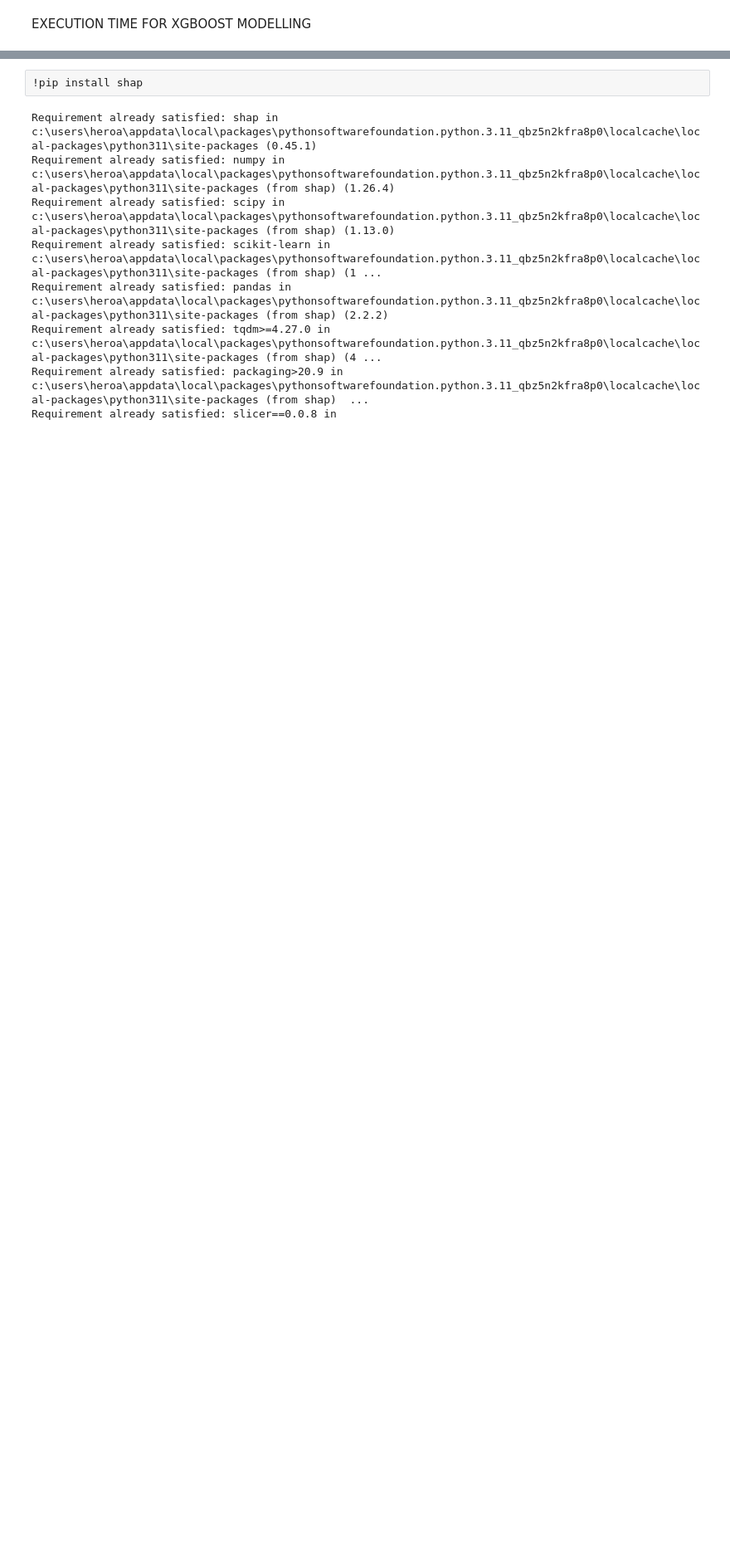
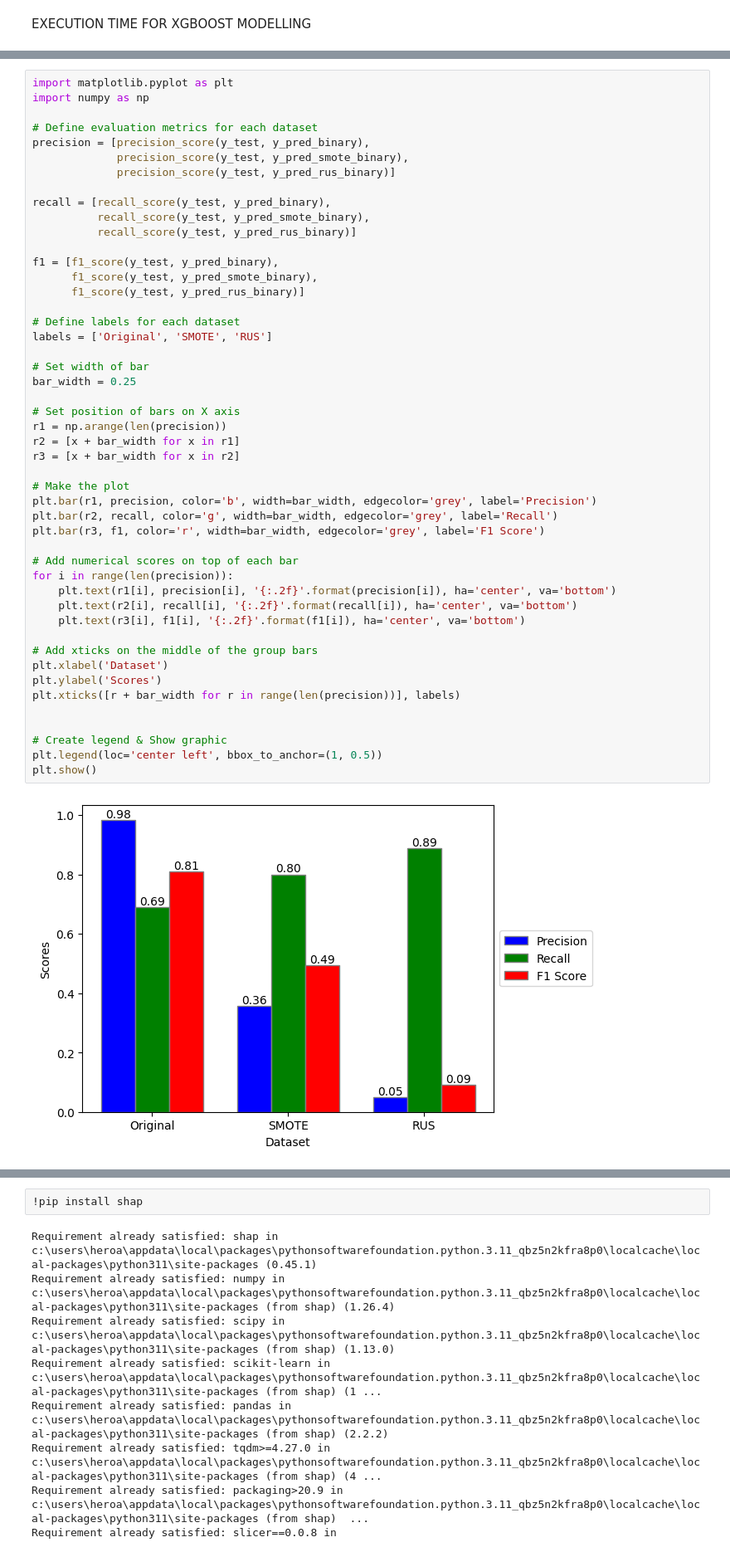
Before and after one commit to hanimsofiah/CreditCardFraudDetection, a Jupyter notebook: development/xgboost/XGBOOST_SHAP.ipynb, the cells around one changed output, grey strips where cells are left out. Shown at 83% size. Cells and saved outputs as stored; diff of their text form; blank space fills up the shorter version.

```diff
--- a/development/xgboost/XGBOOST_SHAP.ipynb
+++ b/development/xgboost/XGBOOST_SHAP.ipynb
@@ -594,0 +604,50 @@ Execution Time: 4.157965421676636 seconds
+# %%
+import matplotlib.pyplot as plt
+import numpy as np
+
+# Define evaluation metrics for each dataset
+precision = [precision_score(y_test, y_pred_binary),
+             precision_score(y_test, y_pred_smote_binary),
+             precision_score(y_test, y_pred_rus_binary)]
+
+recall = [recall_score(y_test, y_pred_binary),
+          recall_score(y_test, y_pred_smote_binary),
+          recall_score(y_test, y_pred_rus_binary)]
+
+f1 = [f1_score(y_test, y_pred_binary),
+      f1_score(y_test, y_pred_smote_binary),
+      f1_score(y_test, y_pred_rus_binary)]
+
+# Define labels for each dataset
+labels = ['Original', 'SMOTE', 'RUS']
+
+# Set width of bar
+bar_width = 0.25
+
+# Set position of bars on X axis
+r1 = np.arange(len(precision))
+r2 = [x + bar_width for x in r1]
+r3 = [x + bar_width for x in r2]
+
+# Make the plot
+plt.bar(r1, precision, color='b', width=bar_width, edgecolor='grey', label='Precision')
+plt.bar(r2, recall, color='g', width=bar_width, edgecolor='grey', label='Recall')
+plt.bar(r3, f1, color='r', width=bar_width, edgecolor='grey', label='F1 Score')
+
+# Add numerical scores on top of each bar
+for i in range(len(precision)):
+    plt.text(r1[i], precision[i], '{:.2f}'.format(precision[i]), ha='center', va='bottom')
+    plt.text(r2[i], recall[i], '{:.2f}'.format(recall[i]), ha='center', va='bottom')
+    plt.text(r3[i], f1[i], '{:.2f}'.format(f1[i]), ha='center', va='bottom')
+
+# Add xticks on the middle of the group bars
+plt.xlabel('Dataset')
+plt.ylabel('Scores')
+plt.xticks([r + bar_width for r in range(len(precision))], labels)
+
+
+# Create legend & Show graphic
+plt.legend(loc='center left', bbox_to_anchor=(1, 0.5))
+plt.show()
+# %% [output]
+[figure, added]
```
Also changed, not shown: parts of 20 cells of this notebook.
